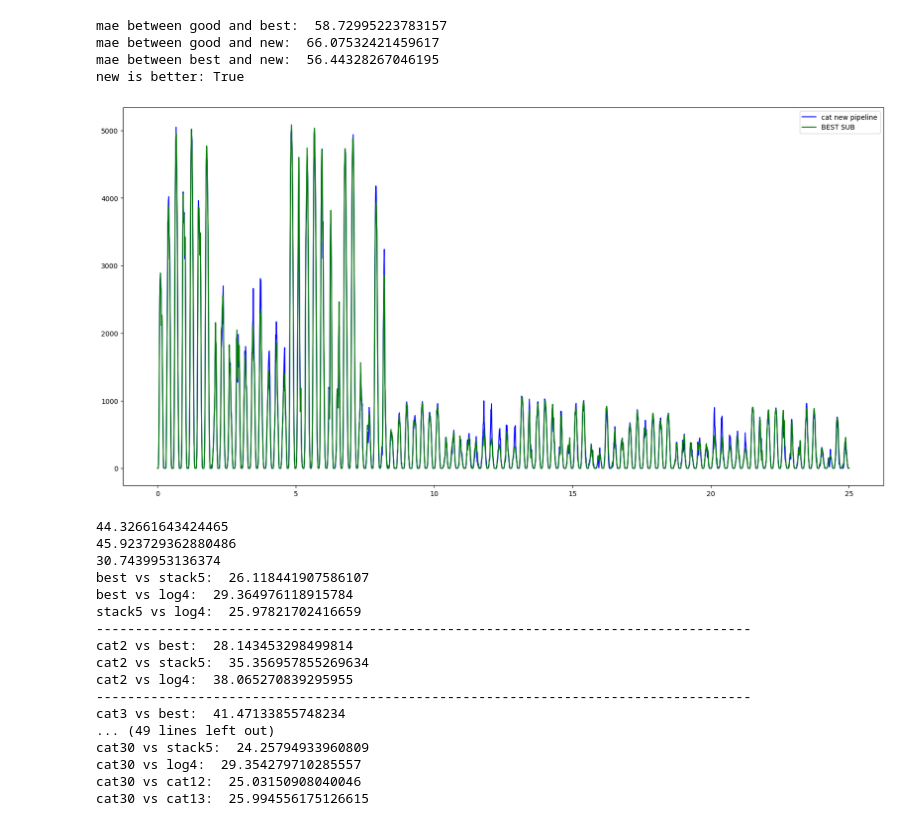
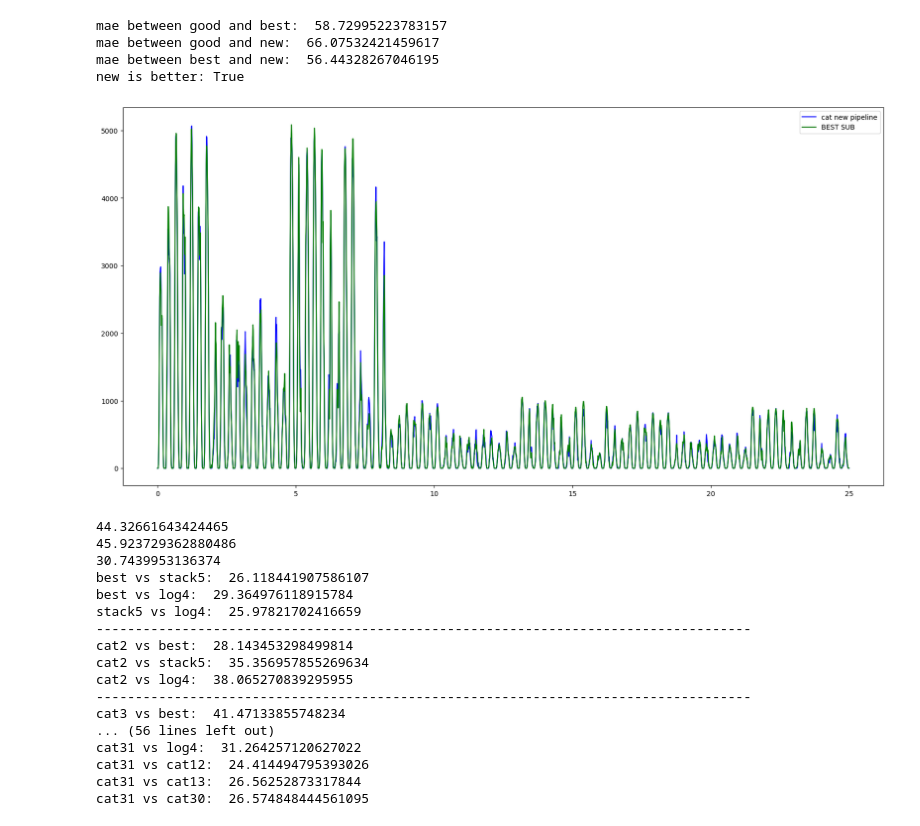
Before and after one commit to nasols/TDT4174-Machine-Learning, a Jupyter notebook: jonas_stacking.ipynb, the cells around one changed output. Saved outputs shown, nothing was run; the diff lists cells and outputs as text; code cells hidden in the pictures.

```diff
--- a/jonas_stacking.ipynb
+++ b/jonas_stacking.ipynb
@@ -273,6 +273,7 @@ cat15_pred = pd.read_csv("catboost_15_single.csv")
 cat20_pred = pd.read_csv("catboost_20_A_BC.csv")
 cat22_pred = pd.read_csv("catboost_22_single.csv")
 cat30_pred = pd.read_csv("catboost_30_single.csv")
+cat31_pred = pd.read_csv("catboost_31_single.csv")
 cat_1_sep = pd.read_csv("catboost_1_seperate.csv")
 log4_pred = pd.read_csv("log_sub_4.csv")
 best_pred = pd.read_csv("catboost_1.csv")
@@ -282,7 +283,7 @@ diff = pd.DataFrame(stack2_pred) - pd.DataFrame(best_pred)
 x = np.linspace(0, 25, 3*720)
 y = []
 
-with open('catboost_30_single.csv','r') as csvfile:
+with open('catboost_31_single.csv','r') as csvfile:
     plots = csv.reader(csvfile, delimiter = ',')
 
     plots.__next__()
@@ -363,34 +364,41 @@ print("-------------------------------------------------------------------------
 print("cat20 vs best: ", mean_absolute_error(best_pred, cat20_pred))
 print("cat20 vs stack5: ", mean_absolute_error(stack5_pred, cat20_pred))
 print("cat20 vs log4: ", mean_absolute_error(log4_pred, cat20_pred))
 print("cat20 vs cat12: ", mean_absolute_error(cat12_pred, cat20_pred))
 print("cat20 vs cat13: ", mean_absolute_error(cat13_pred, cat20_pred))
 print("------------------------------------------------------------------------------------")
 print("cat15 vs best: ", mean_absolute_error(best_pred, cat15_pred))
 print("cat15 vs stack5: ", mean_absolute_error(stack5_pred, cat15_pred))
 print("cat15 vs log4: ", mean_absolute_error(log4_pred, cat15_pred))
 print("cat15 vs cat12: ", mean_absolute_error(cat12_pred, cat15_pred))
 print("cat15 vs cat13: ", mean_absolute_error(cat13_pred, cat15_pred))
 print("------------------------------------------------------------------------------------")
 print("cat_sep_1 vs best: ", mean_absolute_error(best_pred, cat_1_sep))
 print("cat_sep_1 vs stack5: ", mean_absolute_error(stack5_pred, cat_1_sep))
 print("cat_sep_1 vs log4: ", mean_absolute_error(log4_pred, cat_1_sep))
 print("cat_sep_1 vs cat12: ", mean_absolute_error(cat12_pred, cat_1_sep))
 print("cat_sep_1 vs cat13: ", mean_absolute_error(cat13_pred, cat_1_sep))
 print("------------------------------------------------------------------------------------")
 print("cat22 vs best: ", mean_absolute_error(best_pred, cat22_pred))
 print("cat22 vs stack5: ", mean_absolute_error(stack5_pred, cat22_pred))
 print("cat22 vs log4: ", mean_absolute_error(log4_pred, cat22_pred))
 print("cat22 vs cat12: ", mean_absolute_error(cat12_pred, cat22_pred))
 print("cat22 vs cat13: ", mean_absolute_error(cat13_pred, cat22_pred))
 print("------------------------------------------------------------------------------------")
 print("cat30 vs best: ", mean_absolute_error(best_pred, cat30_pred))
 print("cat30 vs stack5: ", mean_absolute_error(stack5_pred, cat30_pred))
 print("cat30 vs log4: ", mean_absolute_error(log4_pred, cat30_pred))
 print("cat30 vs cat12: ", mean_absolute_error(cat12_pred, cat30_pred))
 print("cat30 vs cat13: ", mean_absolute_error(cat13_pred, cat30_pred))
+print("------------------------------------------------------------------------------------")
+print("cat31 vs best: ", mean_absolute_error(best_pred, cat31_pred))
+print("cat31 vs stack5: ", mean_absolute_error(stack5_pred, cat31_pred))
+print("cat31 vs log4: ", mean_absolute_error(log4_pred, cat31_pred))
+print("cat31 vs cat12: ", mean_absolute_error(cat12_pred, cat31_pred))
+print("cat31 vs cat13: ", mean_absolute_error(cat13_pred, cat31_pred))
+print("cat31 vs cat30: ", mean_absolute_error(cat30_pred, cat31_pred))
 # %% [output]
-[figure, old version]
+[figure, new version]
 44.32661643424465
 45.923729362880486
 30.7439953136374
@@ -403,8 +411,8 @@ cat2 vs stack5:  35.356957855269634
 cat2 vs log4:  38.065270839295955
 ------------------------------------------------------------------------------------
 cat3 vs best:  41.47133855748234
-... (49 lines left out)
-cat30 vs stack5:  24.25794933960809
-cat30 vs log4:  29.354279710285557
-cat30 vs cat12:  25.03150908040046
-cat30 vs cat13:  25.994556175126615
+... (56 lines left out)
+cat31 vs log4:  31.264257120627022
+cat31 vs cat12:  24.414494795393026
+cat31 vs cat13:  26.56252873317844
+cat31 vs cat30:  26.574848444561095
```
Also changed, not shown: 9 other files.
